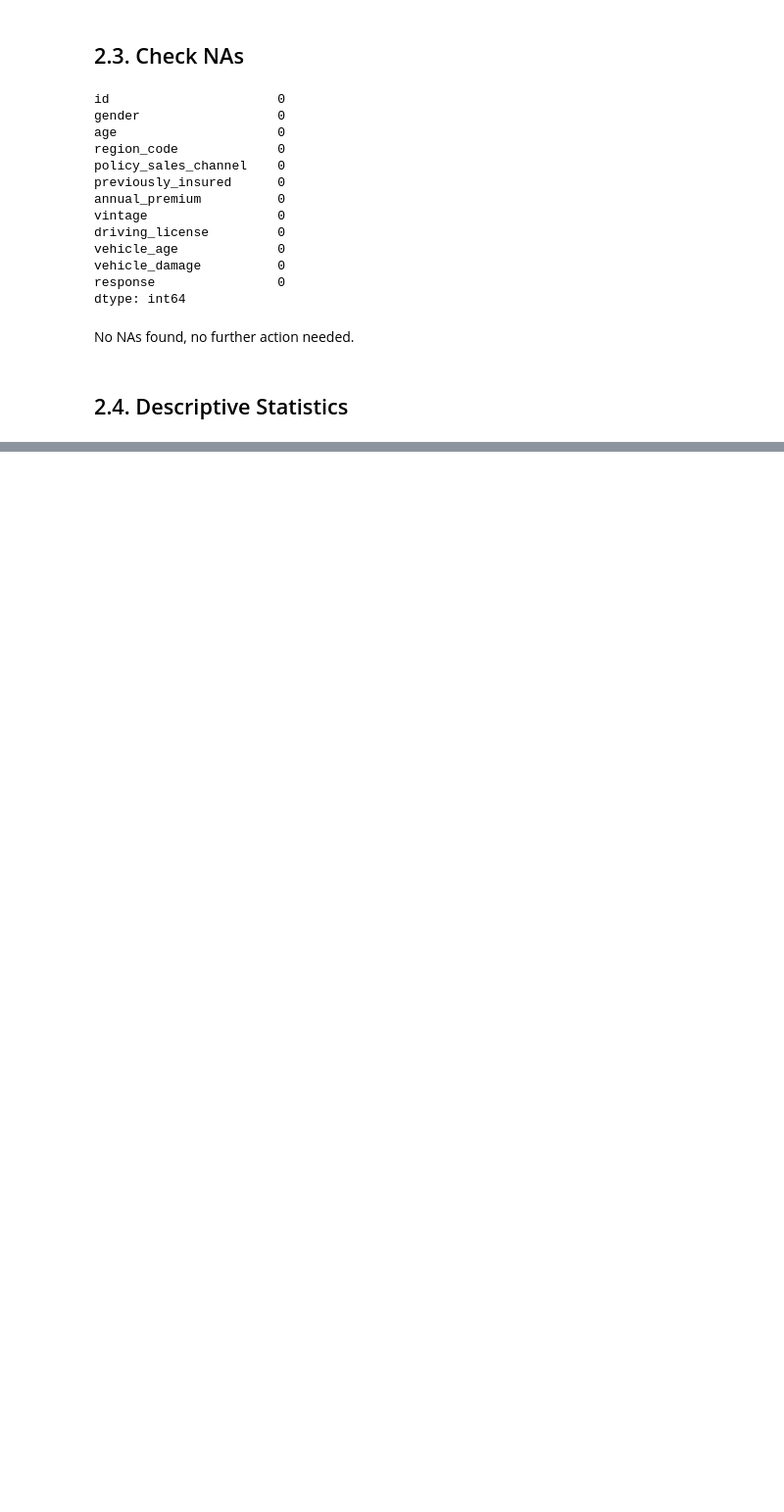
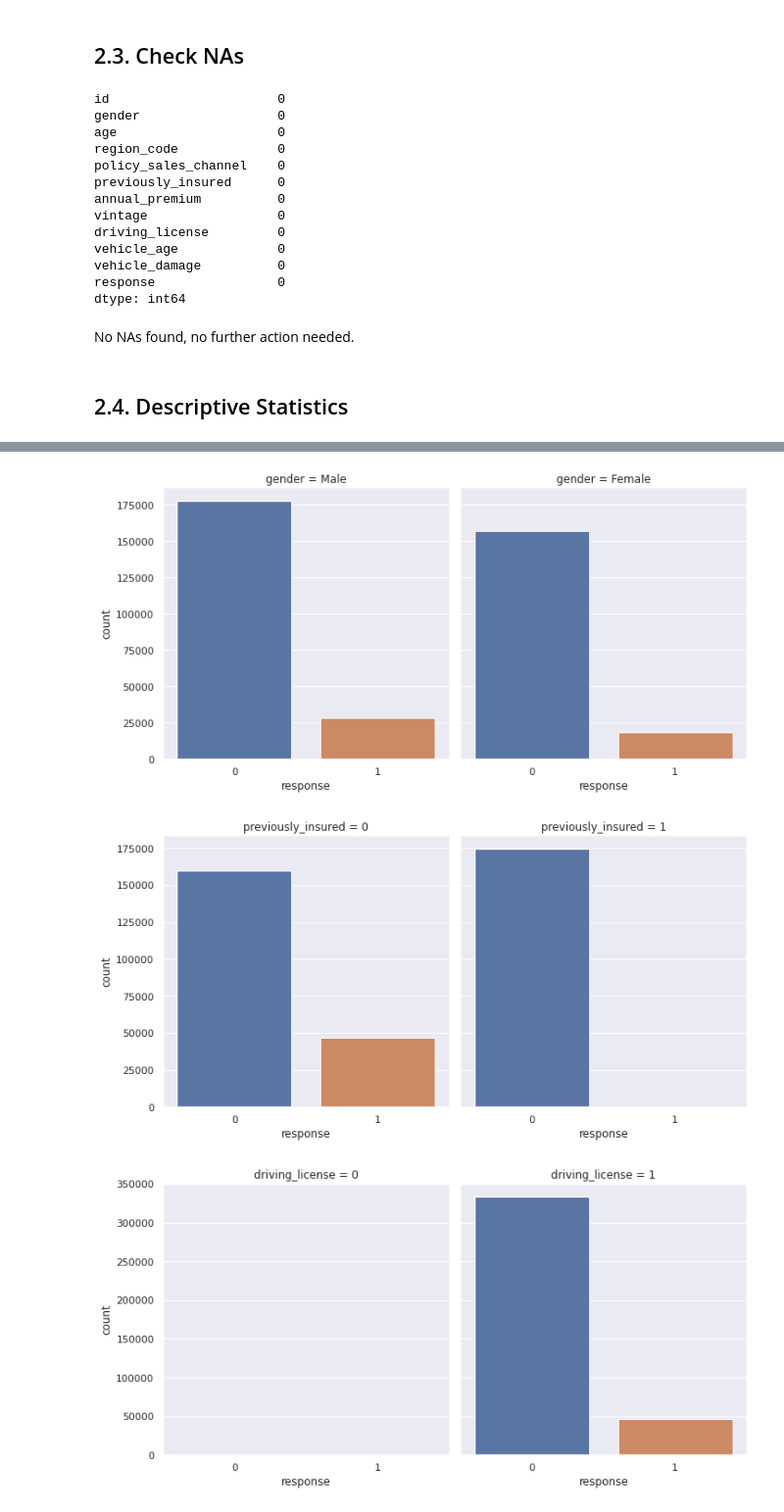
Before and after one commit to olini/insurance-cross-sell-prediction, a Jupyter notebook: notebook.ipynb, the cells around one changed output, grey strips where cells are left out. Shown at 98% size. Saved outputs shown, nothing was run; the diff lists cells and outputs as text; code cells hidden in the pictures; blank space fills up the shorter version.

```diff
--- a/notebook.ipynb
+++ b/notebook.ipynb
@@ -120,5 +139,5 @@ No NAs found, no further action needed.
 ## 2.4. Descriptive Statistics
 # %%
 # lets separate the features in numerical and categorical
-num_features = ['age', 'region_code', 'policy_sales_channel', 'annual_premium', 'vintage', 'response']
-cat_features = ['gender', 'region_code', 'policy_sales_channel', 'previously_insured', 'driving_license', 'vehicle_age', 'vehicle_damage']
+num_features = ['age', 'region_code', 'policy_sales_channel', 'annual_premium', 'vintage']
+cat_features = ['gender', 'previously_insured', 'driving_license', 'vehicle_age', 'vehicle_damage', 'response'] # include response to make some analysis
@@ -124,0 +191,10 @@ cat_features = ['gender', 'region_code', 'policy_sales_channel', 'previously_ins
+# %%
+sns.catplot(x='response', col='gender', kind='count', data=df_dd[cat_features])
+sns.catplot(x='response', col='previously_insured', kind='count', data=df_dd[cat_features])
+sns.catplot(x='response', col='driving_license', kind='count', data=df_dd[cat_features])
+sns.catplot(x='response', col='vehicle_age', kind='count', data=df_dd[cat_features]);
+sns.catplot(x='response', col='vehicle_damage', kind='count', data=df_dd[cat_features]);
+# %% [output]
+[figure, added]
+[figure, added]
+[figure, added]
```
Also changed, not shown: parts of 18 cells of this notebook.
